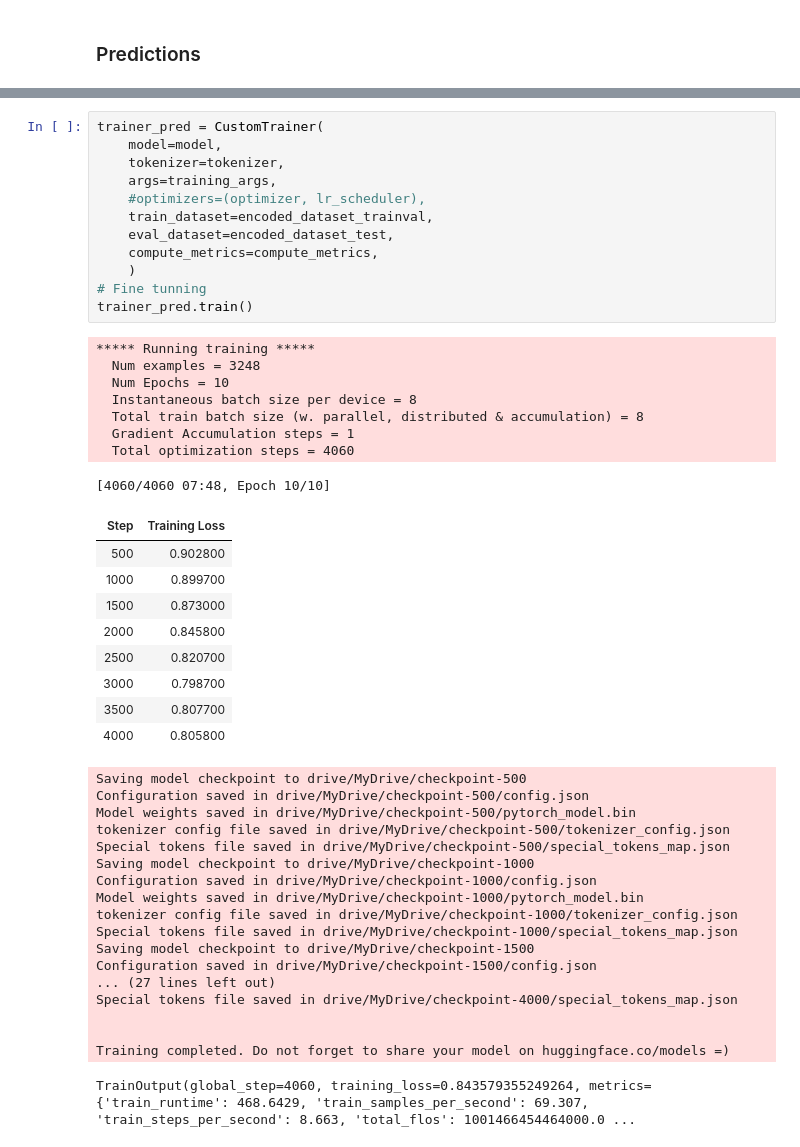
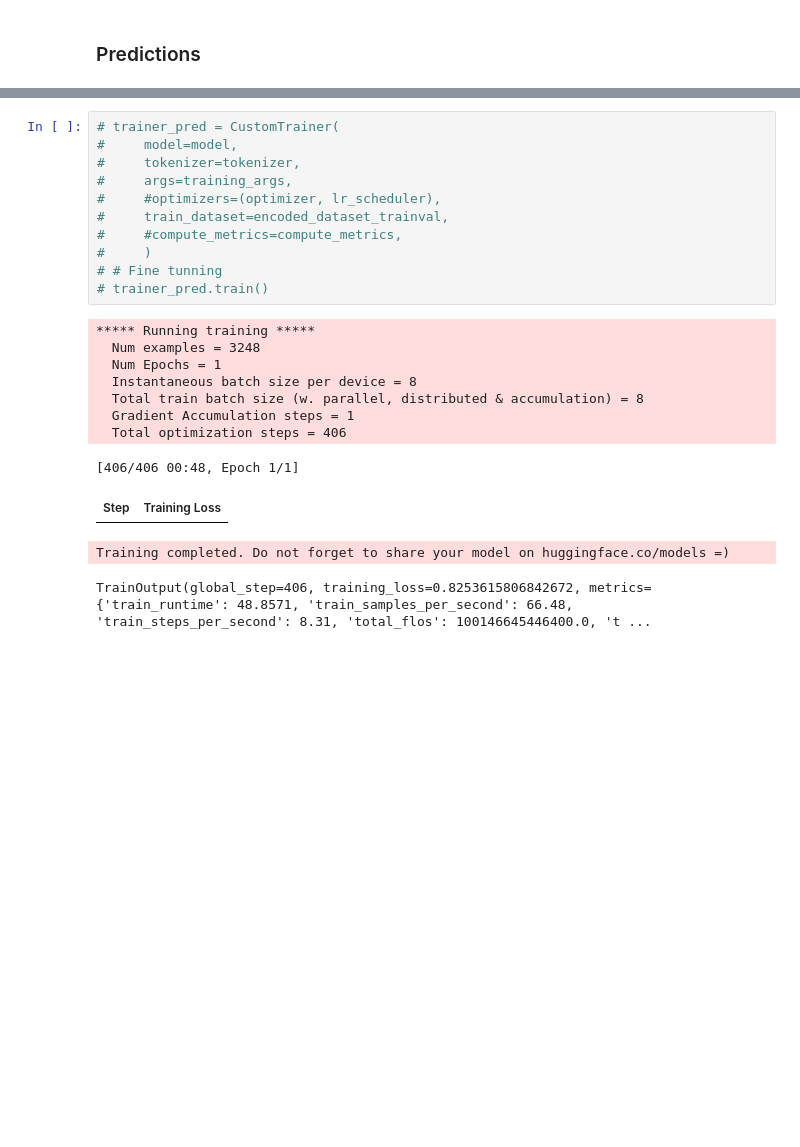
Before and after one commit to jyanqa/case-2022-causual-event, a Jupyter notebook: ST1_transformers.ipynb, the cells around one changed output, grey strips where cells are left out. Drawn from its saved outputs; the diff is of its cells as text; blank space fills up the shorter version.

```diff
--- a/ST1_transformers.ipynb
+++ b/ST1_transformers.ipynb
@@ -438,50 +432,25 @@ training_args = TrainingArguments(
 PyTorch: setting up devices
 The default value for the training argument `--report_to` will change in v5 (from all installed integrations to none). In v5, you will need to use `--report_to all` to get the same behavior as now. Yo ...
 # %%
-trainer_pred = CustomTrainer(
-    model=model,
-    tokenizer=tokenizer,
-    args=training_args,
-    #optimizers=(optimizer, lr_scheduler),
-    train_dataset=encoded_dataset_trainval,
-    eval_dataset=encoded_dataset_test,
-    compute_metrics=compute_metrics,
-    )
-# Fine tunning
-trainer_pred.train()
+# trainer_pred = CustomTrainer(
+#     model=model,
+#     tokenizer=tokenizer,
+#     args=training_args,
+#     #optimizers=(optimizer, lr_scheduler),
+#     train_dataset=encoded_dataset_trainval,
+#     #compute_metrics=compute_metrics,
+#     )
+# # Fine tunning
+# trainer_pred.train()
 # %% [output]
 ***** Running training *****
   Num examples = 3248
-  Num Epochs = 10
+  Num Epochs = 1
   Instantaneous batch size per device = 8
   Total train batch size (w. parallel, distributed & accumulation) = 8
   Gradient Accumulation steps = 1
-  Total optimization steps = 4060
+  Total optimization steps = 406
-[4060/4060 07:48, Epoch 10/10]
+[406/406 00:48, Epoch 1/1]
 | Step | Training Loss |
-| 500 | 0.902800 |
-| 1000 | 0.899700 |
-| 1500 | 0.873000 |
-| 2000 | 0.845800 |
-| 2500 | 0.820700 |
-| 3000 | 0.798700 |
-| 3500 | 0.807700 |
-| 4000 | 0.805800 |
-Saving model checkpoint to drive/MyDrive/checkpoint-500
-Configuration saved in drive/MyDrive/checkpoint-500/config.json
-Model weights saved in drive/MyDrive/checkpoint-500/pytorch_model.bin
-tokenizer config file saved in drive/MyDrive/checkpoint-500/tokenizer_config.json
-Special tokens file saved in drive/MyDrive/checkpoint-500/special_tokens_map.json
-Saving model checkpoint to drive/MyDrive/checkpoint-1000
-Configuration saved in drive/MyDrive/checkpoint-1000/config.json
-Model weights saved in drive/MyDrive/checkpoint-1000/pytorch_model.bin
-tokenizer config file saved in drive/MyDrive/checkpoint-1000/tokenizer_config.json
-Special tokens file saved in drive/MyDrive/checkpoint-1000/special_tokens_map.json
-Saving model checkpoint to drive/MyDrive/checkpoint-1500
-Configuration saved in drive/MyDrive/checkpoint-1500/config.json
-... (27 lines left out)
-Special tokens file saved in drive/MyDrive/checkpoint-4000/special_tokens_map.json
-
-
 Training completed. Do not forget to share your model on huggingface.co/models =)
-TrainOutput(global_step=4060, training_loss=0.843579355249264, metrics={'train_runtime': 468.6429, 'train_samples_per_second': 69.307, 'train_steps_per_second': 8.663, 'total_flos': 1001466454464000.0 ...
+TrainOutput(global_step=406, training_loss=0.8253615806842672, metrics={'train_runtime': 48.8571, 'train_samples_per_second': 66.48, 'train_steps_per_second': 8.31, 'total_flos': 100146645446400.0, 't ...
```
Also changed, not shown: parts of 17 cells of this notebook.
